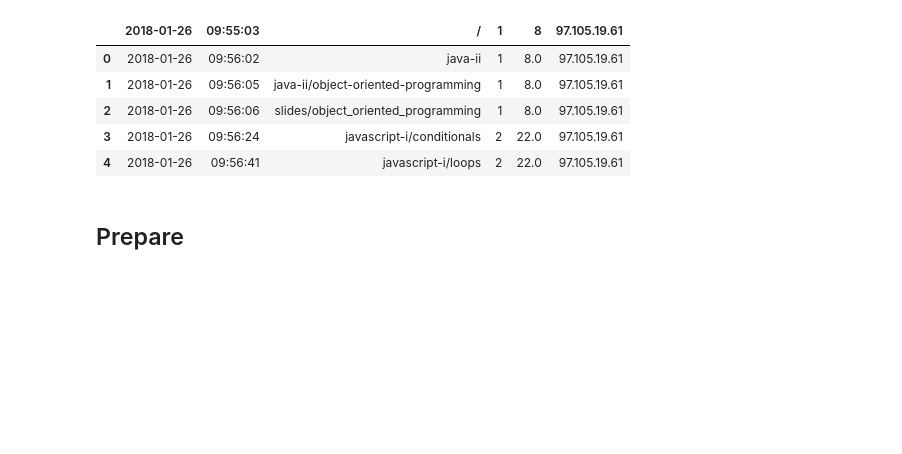
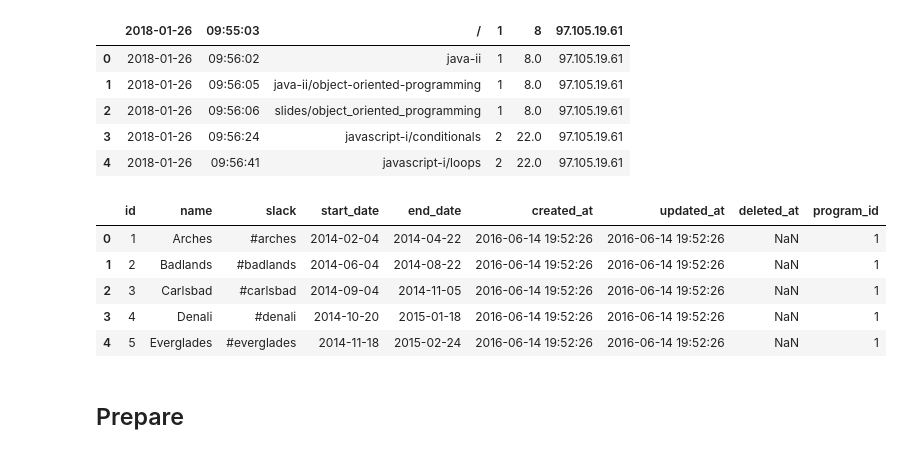
Before and after one commit to project-curriculum/curriculum, a Jupyter notebook: Nick/workbook.ipynb, the cells around one changed output. Cells and saved outputs as stored; diff of their text form; code cells hidden in the pictures; blank space fills up the shorter version.

```diff
--- a/Nick/workbook.ipynb
+++ b/Nick/workbook.ipynb
@@ -13,6 +13,8 @@ import numpy as np
 ## Acquire
 # %%
 df = pd.read_csv('/Users/nickolaspedrimiranda/CodeUp/curriculum/anonymized-curriculum-access.txt', sep=' ')
+# %%
+cohort = pd.read_csv('/Users/nickolaspedrimiranda/CodeUp/curriculum/cohorts.csv')
 # %%
 df.head()
 # %% [output]
@@ -22,6 +24,15 @@ df.head()
 | 2 | 2018-01-26 | 09:56:06 | slides/object_oriented_programming | 1 | 8.0 | 97.105.19.61 |
 | 3 | 2018-01-26 | 09:56:24 | javascript-i/conditionals | 2 | 22.0 | 97.105.19.61 |
 | 4 | 2018-01-26 | 09:56:41 | javascript-i/loops | 2 | 22.0 | 97.105.19.61 |
+# %%
+cohort.head()
+# %% [output]
+|  | id | name | slack | start_date | end_date | created_at | updated_at | deleted_at | program_id |
+| 0 | 1 | Arches | #arches | 2014-02-04 | 2014-04-22 | 2016-06-14 19:52:26 | 2016-06-14 19:52:26 | NaN | 1 |
+| 1 | 2 | Badlands | #badlands | 2014-06-04 | 2014-08-22 | 2016-06-14 19:52:26 | 2016-06-14 19:52:26 | NaN | 1 |
+| 2 | 3 | Carlsbad | #carlsbad | 2014-09-04 | 2014-11-05 | 2016-06-14 19:52:26 | 2016-06-14 19:52:26 | NaN | 1 |
+| 3 | 4 | Denali | #denali | 2014-10-20 | 2015-01-18 | 2016-06-14 19:52:26 | 2016-06-14 19:52:26 | NaN | 1 |
+| 4 | 5 | Everglades | #everglades | 2014-11-18 | 2015-02-24 | 2016-06-14 19:52:26 | 2016-06-14 19:52:26 | NaN | 1 |
 # %% [markdown]
 ## Prepare
 # %%
```
Also changed, not shown: 1 other file.
